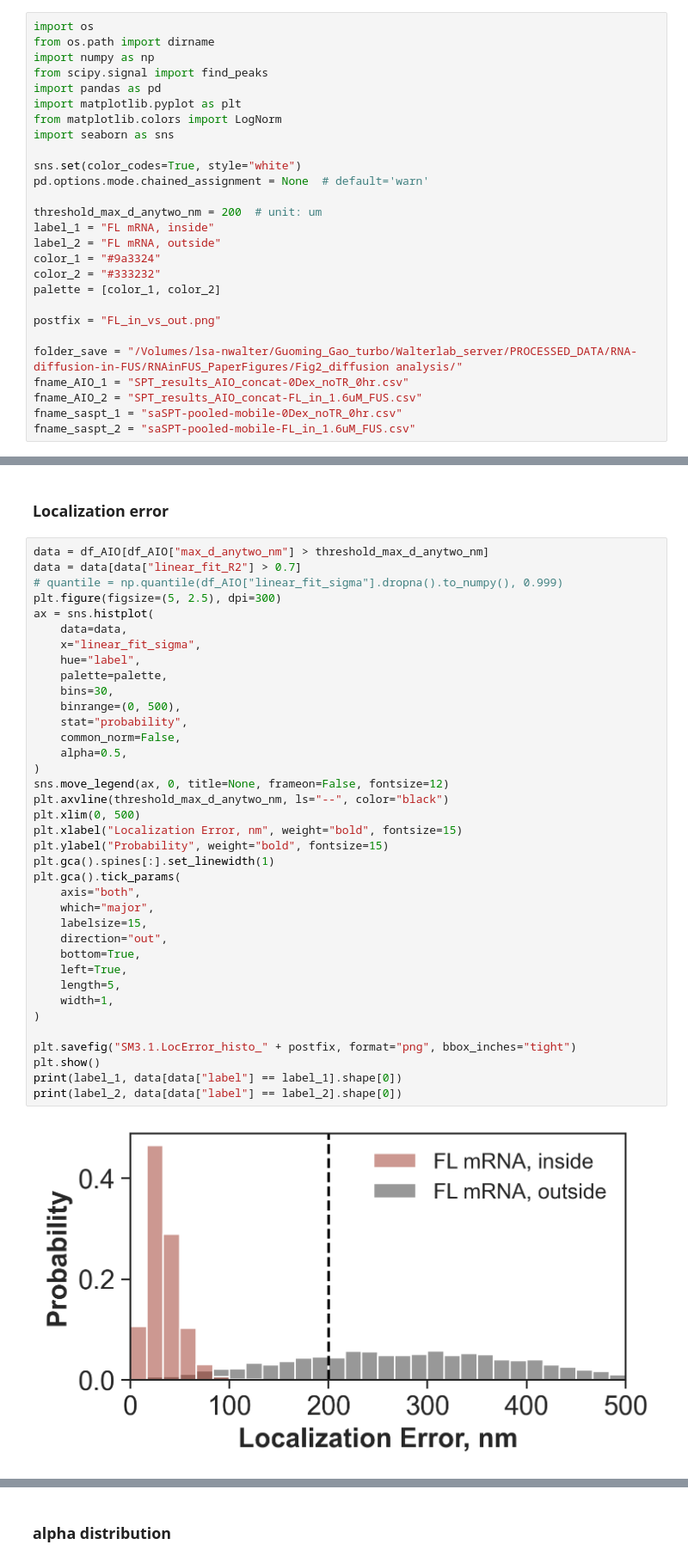
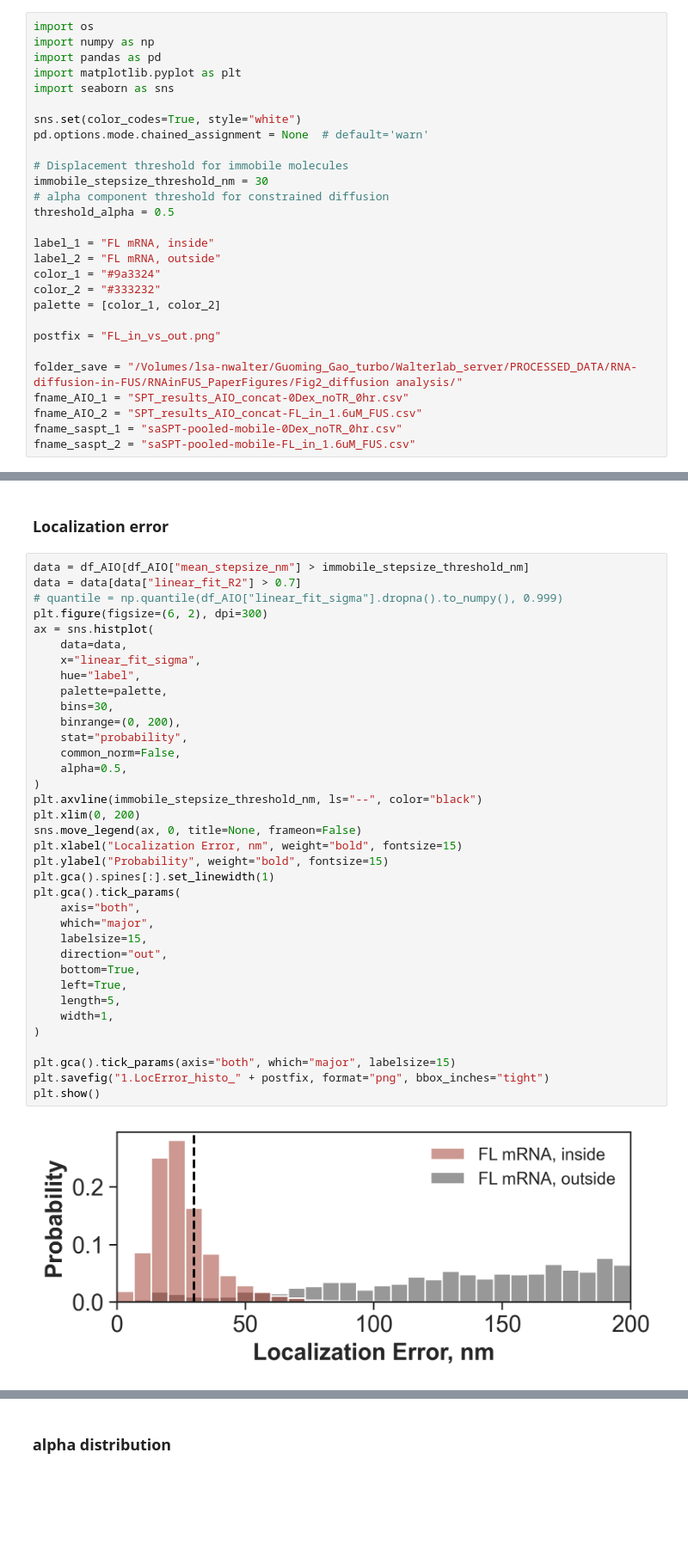
Before and after one commit to walterlab-um/intra_condensate_SPT, a Jupyter notebook: plot_paper_figure/Fig2_compare_FL_in_vs_outside.ipynb, the cells around one changed output, grey strips where cells are left out. Shown at 86% size. Drawn from its saved outputs; the diff is of its cells as text; blank space fills up the shorter version.

```diff
--- a/plot_paper_figure/Fig2_compare_FL_in_vs_outside.ipynb
+++ b/plot_paper_figure/Fig2_compare_FL_in_vs_outside.ipynb
@@ -1,17 +1,18 @@
 # %%
 import os
-from os.path import dirname
 import numpy as np
-from scipy.signal import find_peaks
 import pandas as pd
 import matplotlib.pyplot as plt
-from matplotlib.colors import LogNorm
 import seaborn as sns
 
 sns.set(color_codes=True, style="white")
 pd.options.mode.chained_assignment = None  # default='warn'
 
-threshold_max_d_anytwo_nm = 200  # unit: um
+# Displacement threshold for immobile molecules
+immobile_stepsize_threshold_nm = 30
+# alpha component threshold for constrained diffusion
+threshold_alpha = 0.5
+
 label_1 = "FL mRNA, inside"
 label_2 = "FL mRNA, outside"
 color_1 = "#9a3324"
@@ -70,41 +44,40 @@ df_saspt = pd.concat([df_saspt_1, df_saspt_2], ignore_index=True)
 # %% [markdown]
 ### Localization error
 # %%
-data = df_AIO[df_AIO["max_d_anytwo_nm"] > threshold_max_d_anytwo_nm]
+data = df_AIO[df_AIO["mean_stepsize_nm"] > immobile_stepsize_threshold_nm]
 data = data[data["linear_fit_R2"] > 0.7]
 # quantile = np.quantile(df_AIO["linear_fit_sigma"].dropna().to_numpy(), 0.999)
-plt.figure(figsize=(5, 2.5), dpi=300)
+plt.figure(figsize=(6, 2), dpi=300)
 ax = sns.histplot(
     data=data,
     x="linear_fit_sigma",
     hue="label",
     palette=palette,
     bins=30,
-    binrange=(0, 500),
+    binrange=(0, 200),
     stat="probability",
     common_norm=False,
     alpha=0.5,
 )
-sns.move_legend(ax, 0, title=None, frameon=False, fontsize=12)
-plt.axvline(threshold_max_d_anytwo_nm, ls="--", color="black")
-plt.xlim(0, 500)
+plt.axvline(immobile_stepsize_threshold_nm, ls="--", color="black")
+plt.xlim(0, 200)
+sns.move_legend(ax, 0, title=None, frameon=False)
 plt.xlabel("Localization Error, nm", weight="bold", fontsize=15)
 plt.ylabel("Probability", weight="bold", fontsize=15)
 plt.gca().spines[:].set_linewidth(1)
 plt.gca().tick_params(
     axis="both",
     which="major",
     labelsize=15,
     direction="out",
     bottom=True,
     left=True,
     length=5,
     width=1,
 )
 
-plt.savefig("SM3.1.LocError_histo_" + postfix, format="png", bbox_inches="tight")
+plt.gca().tick_params(axis="both", which="major", labelsize=15)
+plt.savefig("1.LocError_histo_" + postfix, format="png", bbox_inches="tight")
 plt.show()
-print(label_1, data[data["label"] == label_1].shape[0])
-print(label_2, data[data["label"] == label_2].shape[0])
 # %% [output]
-[figure, old version]
+[figure, new version]
```
Also changed, not shown: parts of 19 cells of this notebook.
